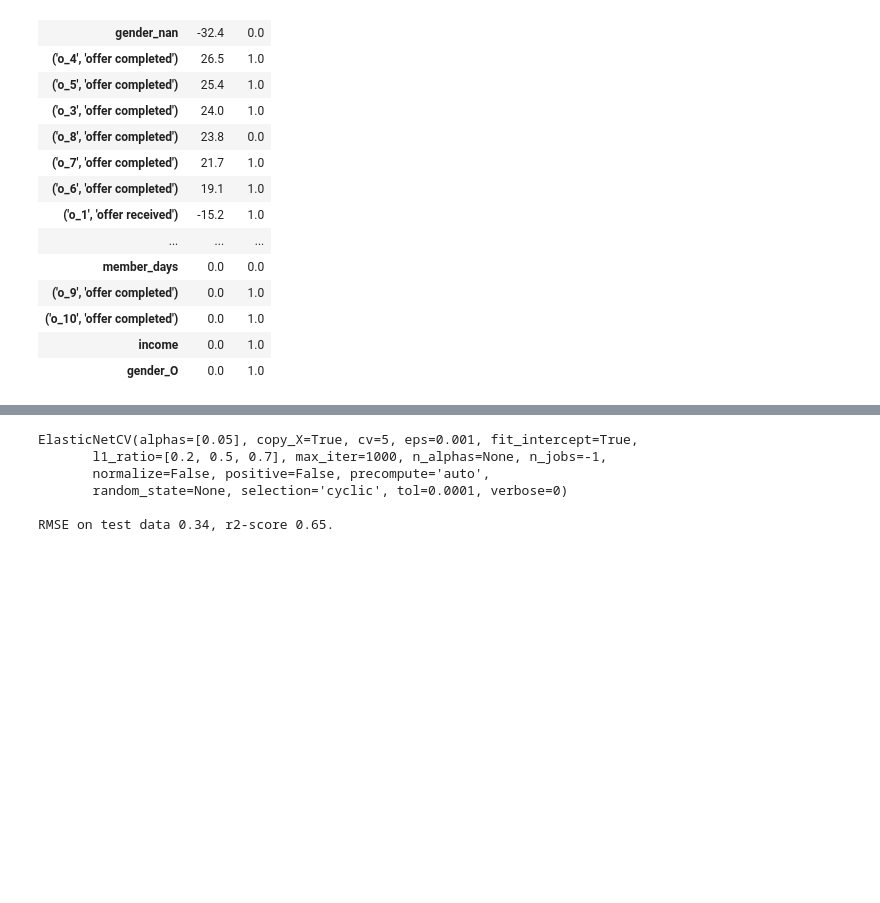
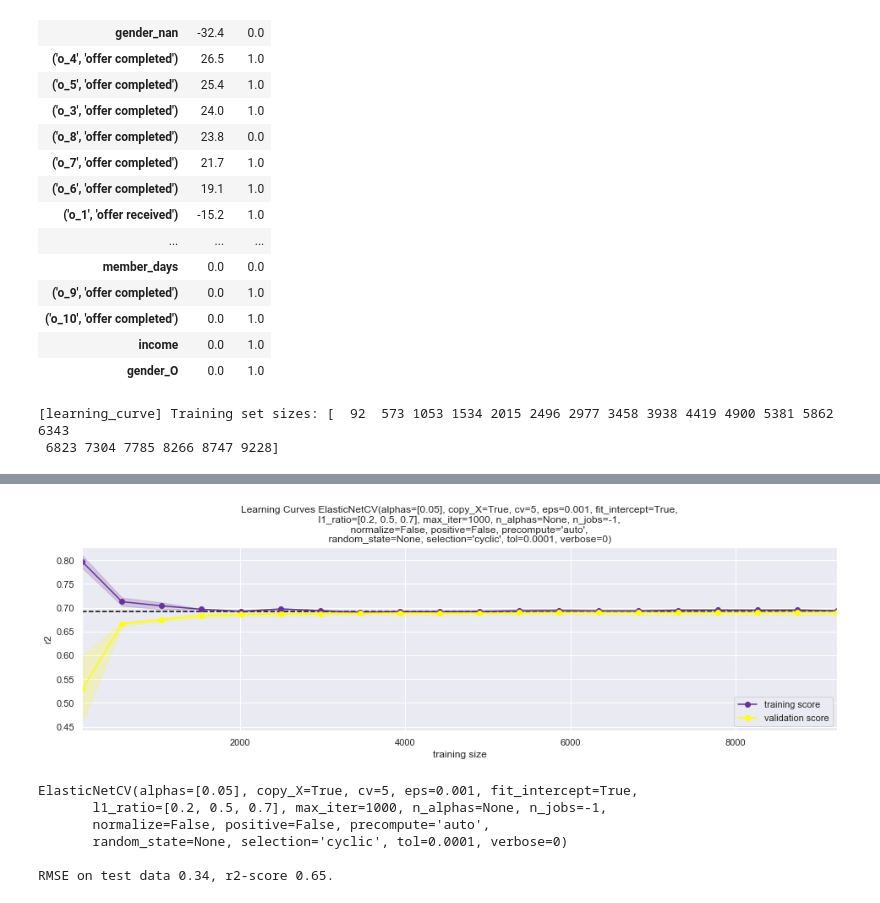
Before and after one commit to rbuerki/segmentation-challenge-starbucks, a Jupyter notebook: 3-regression.ipynb, the cells around one changed output, grey strips where cells are left out. Drawn from its saved outputs; the diff is of its cells as text; code cells hidden in the pictures; blank space fills up the shorter version.

```diff
--- a/3-regression.ipynb
+++ b/3-regression.ipynb
@@ -276,3 +276,9 @@ elasticNetCV_simple.print_coef_weights(n_bootstrap=10)
 | ('o_10', 'offer completed') | 0.0 | 1.0 |
 | income | 0.0 | 1.0 |
 | gender_O | 0.0 | 1.0 |
+# %%
+"""plot learning curves using 5-fold cross validation"""
+elasticNetCV_simple.plot_learning_curves()
+# %% [output]
+[learning_curve] Training set sizes: [  92  573 1053 1534 2015 2496 2977 3458 3938 4419 4900 5381 5862 6343
+ 6823 7304 7785 8266 8747 9228]
@@ -279,3 +287,4 @@ elasticNetCV_simple.print_coef_weights(n_bootstrap=10)
+[figure, added]
 # %%
 """log transform"""
 
```
Also changed, not shown: parts of 1 cell of this notebook, 3 other files.
